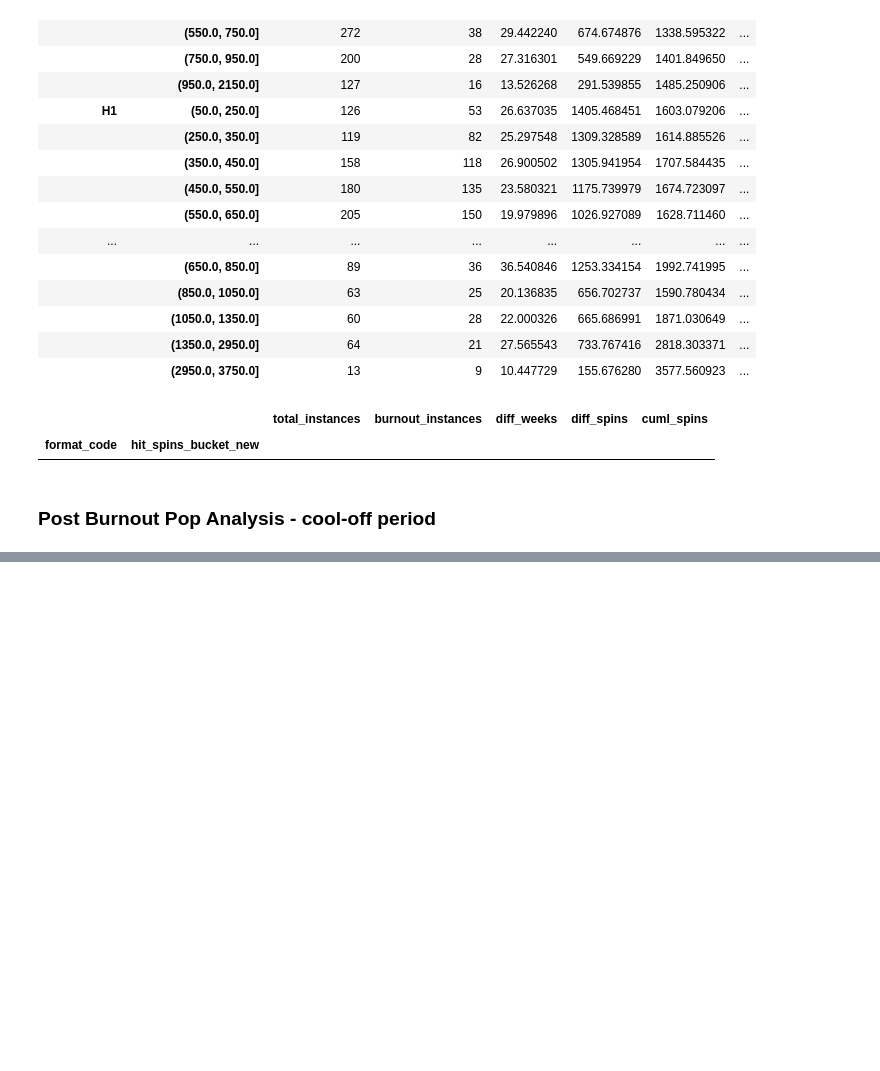
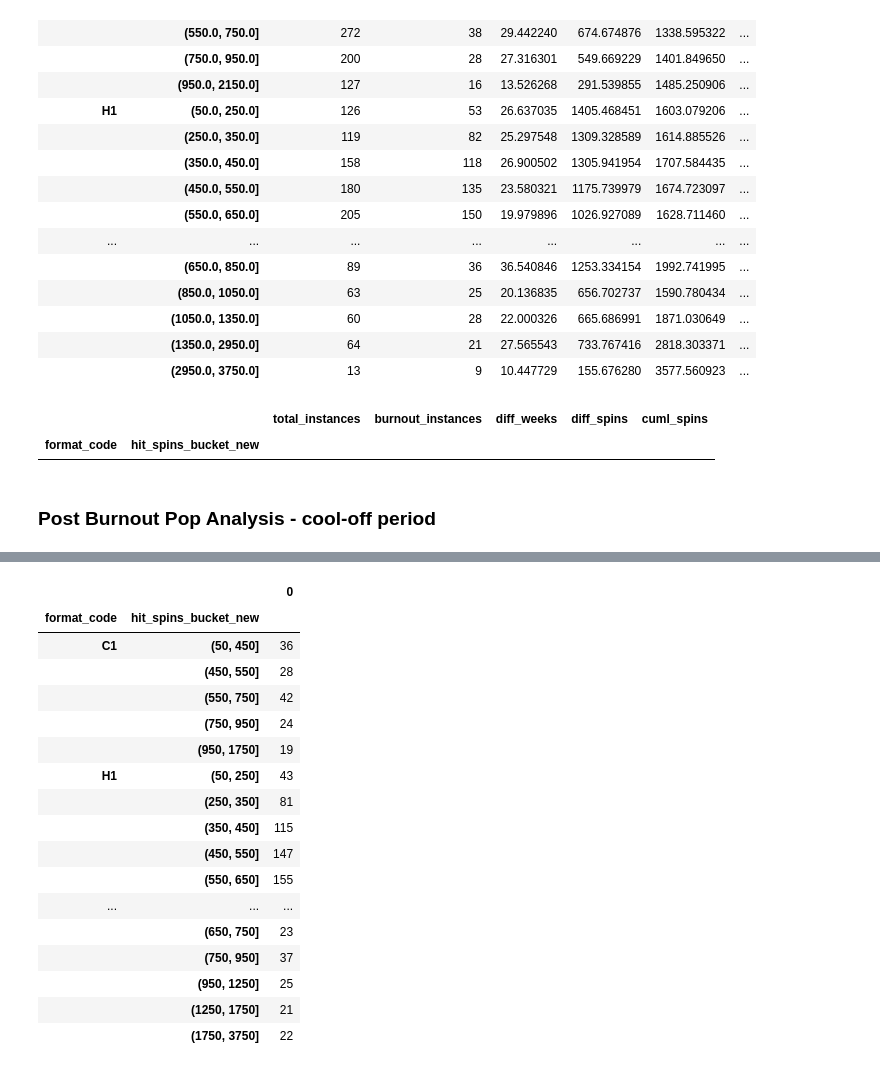
Before and after one commit to gjampanih/adds-early-burnout-warning-model, a Jupyter notebook: notebooks/ebw_metrics_analysis.ipynb, the cells around one changed output, grey strips where cells are left out. Cells and saved outputs as stored; diff of their text form; code cells hidden in the pictures; blank space fills up the shorter version.

```diff
--- a/notebooks/ebw_metrics_analysis.ipynb
+++ b/notebooks/ebw_metrics_analysis.ipynb
@@ -1344,0 +1359,2 @@ list(zip(df_extract_fb_summ['censored_flag'].astype('bool'), df_extract_fb_summ[
+# %%
+df_pop_rolling_count= df_hits_brn_final[df_hits_brn_final['week_dt'] > df_hits_brn_final['week_dt_brn']].groupby(['call_letters', 'mediabase_id'])['pop'].rolling(13, min_periods=1).count()
@@ -1344,0 +1404,21 @@ list(zip(df_extract_fb_summ['censored_flag'].astype('bool'), df_extract_fb_summ[
+# %%
+pd.DataFrame(df_hits_brn_final.groupby(['format_code', 'hit_spins_bucket_new']).apply(lambda x: len(x[['mediabase_id', 'call_letters']].drop_duplicates())))
+# %% [output]
+|  |  | 0 |
+| format_code | hit_spins_bucket_new |  |
+| C1 | (50, 450] | 36 |
+|  | (450, 550] | 28 |
+|  | (550, 750] | 42 |
+|  | (750, 950] | 24 |
+|  | (950, 1750] | 19 |
+| H1 | (50, 250] | 43 |
+|  | (250, 350] | 81 |
+|  | (350, 450] | 115 |
+|  | (450, 550] | 147 |
+|  | (550, 650] | 155 |
+| ... | ... | ... |
+|  | (650, 750] | 23 |
+|  | (750, 950] | 37 |
+|  | (950, 1250] | 25 |
+|  | (1250, 1750] | 21 |
+|  | (1750, 3750] | 22 |
```
Also changed, not shown: parts of 26 cells of this notebook, 3 other files.
